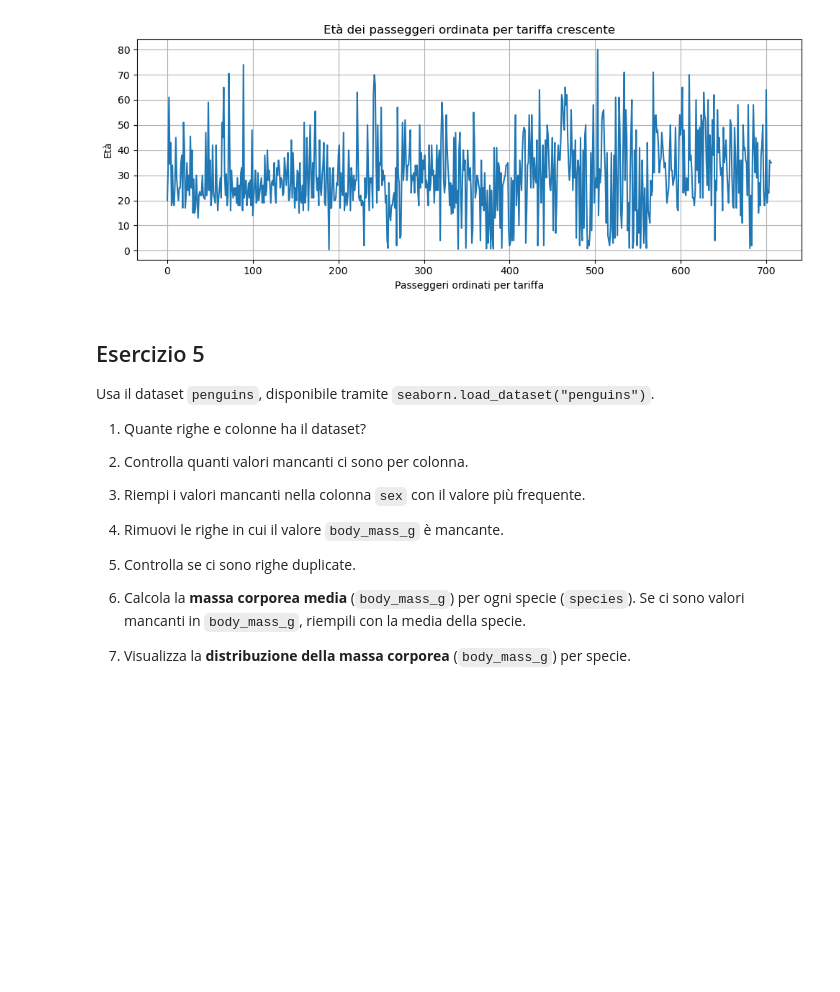
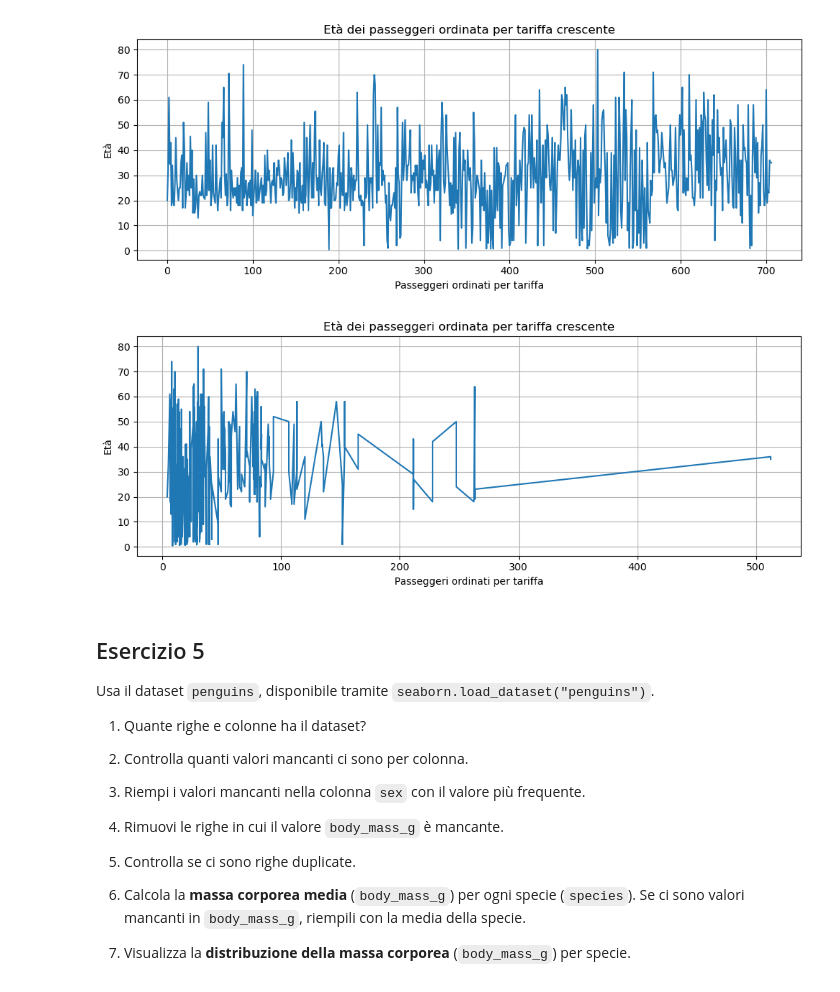
Before and after one commit to michela-roman/ProgrammingLabII, a Jupyter notebook: simulazEsame.ipynb, the cells around one changed output. Drawn from its saved outputs; the diff is of its cells as text; code cells hidden in the pictures; blank space fills up the shorter version.

```diff
--- a/simulazEsame.ipynb
+++ b/simulazEsame.ipynb
@@ -345,6 +374,19 @@ plt.tight_layout()
 plt.show()
 # %% [output]
 [figure]
+# %%
+# GRAFICO AGGIORNATO
+df_sorted = df[['Fare', 'Age']].dropna().sort_values(by = 'Fare')
+plt.figure(figsize=(10, 4))
+plt.plot(df_sorted['Fare'].values, df_sorted['Age'].values)
+plt.title("Età dei passeggeri ordinata per tariffa crescente")
+plt.xlabel("Passeggeri ordinati per tariffa")
+plt.ylabel("Età")
+plt.grid(True)
+plt.tight_layout()
+plt.show()
+# %% [output]
+[figure, added]
 # %% [markdown]
 ## Esercizio 5
 
```
Also changed, not shown: parts of 2 cells of this notebook.
